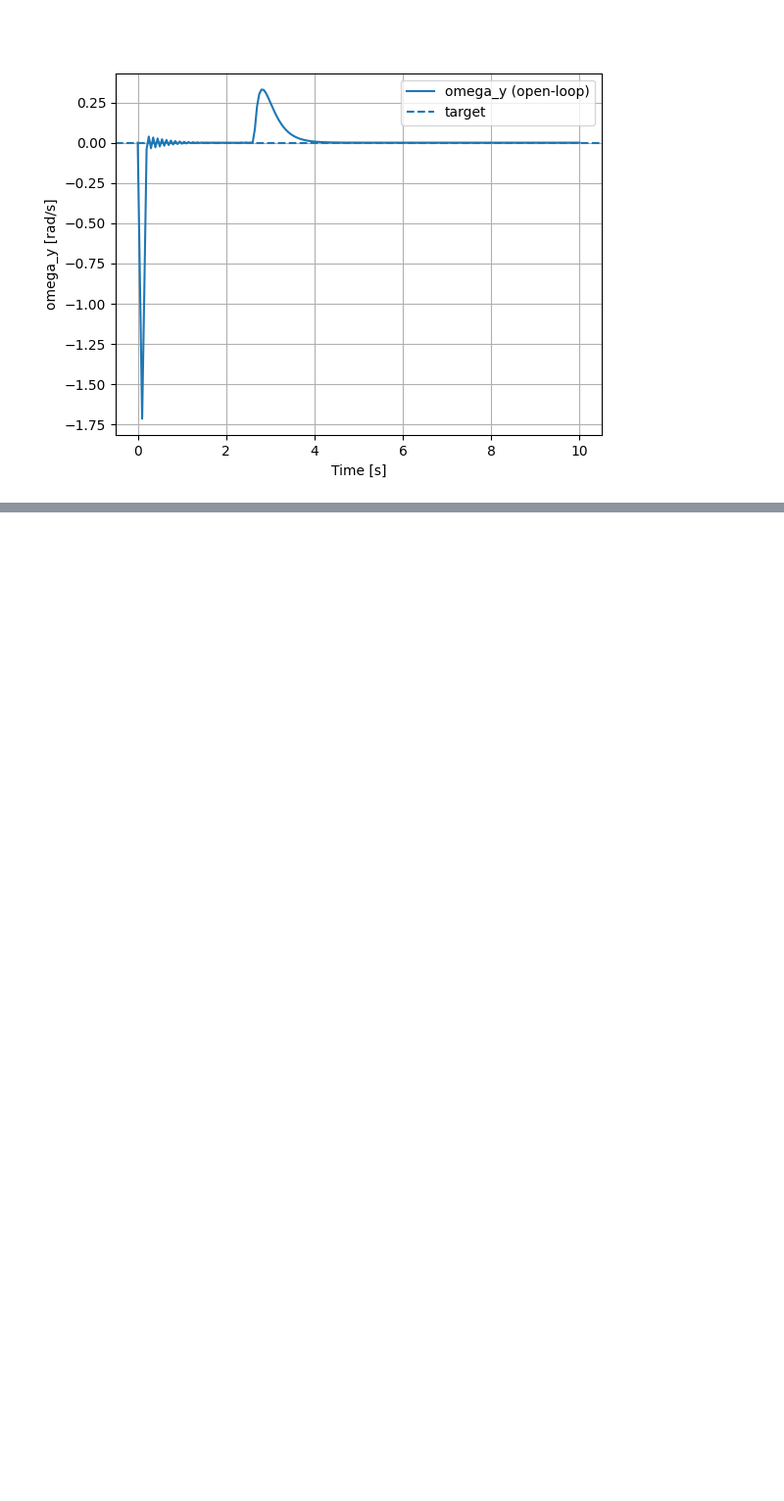
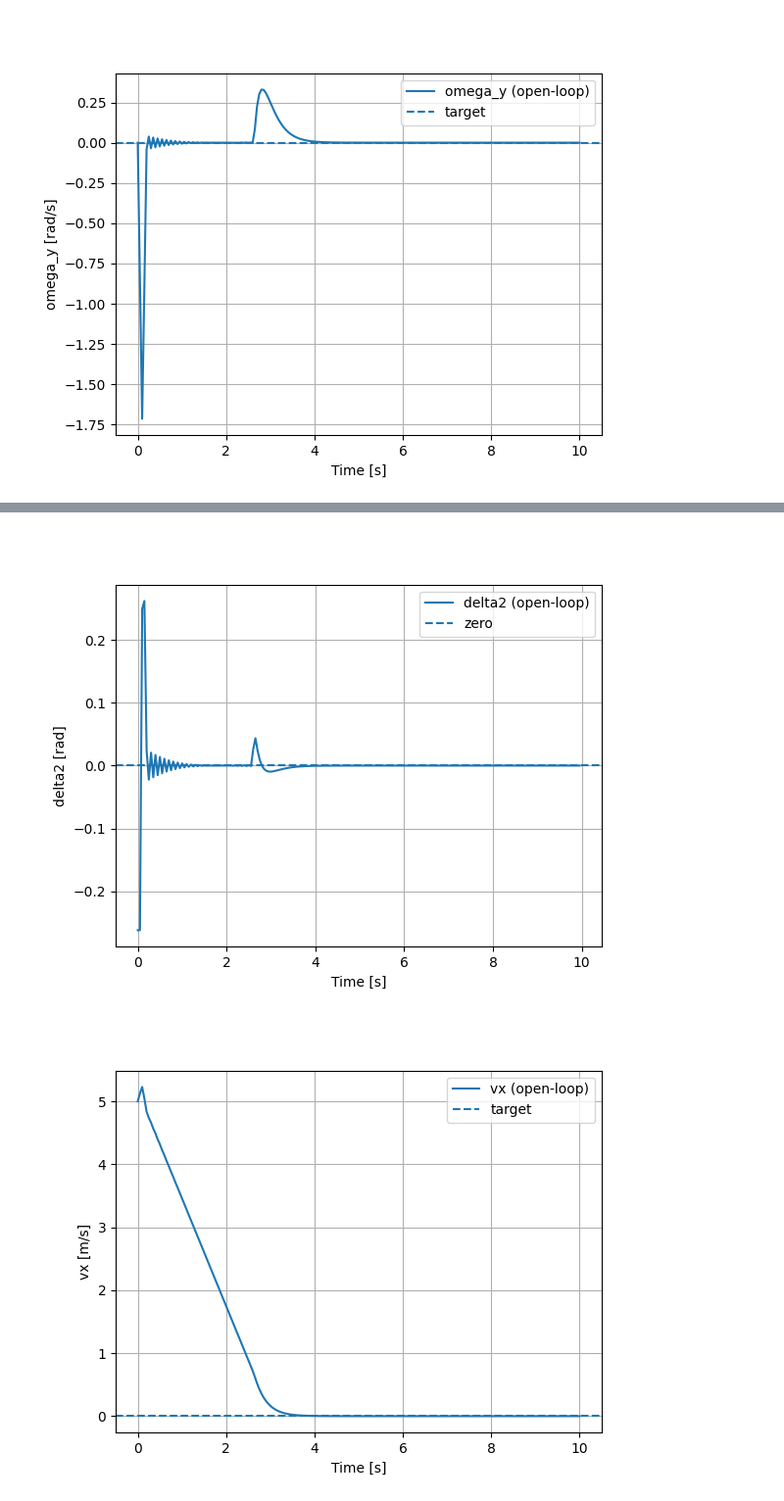
Before and after one commit to eglantinedurand/MPC_project, a Jupyter notebook: project/Deliverable_3_1/Deliverable_3_1.ipynb, the cells around one changed output, grey strips where cells are left out. Shown at 98% size. Drawn from its saved outputs; the diff is of its cells as text; code cells hidden in the pictures; blank space fills up the shorter version.

```diff
--- a/project/Deliverable_3_1/Deliverable_3_1.ipynb
+++ b/project/Deliverable_3_1/Deliverable_3_1.ipynb
@@ -26,12 +23,12 @@ rocket_params_path = os.path.join(parent_dir, "rocket.yaml")
 # %%
 Ts = 0.05
 sim_time = 20
-H = 20
+H = 10
 x0 = np.zeros(12) # initial state
+x0[5] = 40  # roll
 x0[6] = 5.0  # initial vx
 x0[7] = 5.0  # initial vy
 x0[8] = 5.0  # initial vz# initial wy
-x0[11] = 10 # initial wz
 #on doit changer un des parametres de xo pour mettre une vitesse dans la direction voulue
 # X -> Xo(6) = Vx, Y-> XO(7) = Vy, Z-> Xo(8) = Vz
 
@@ -42,6 +39,7 @@ t_cl, x_cl, u_cl, t_ol, x_ol, u_ol, _ = rocket.simulate_control(
     mpc, sim_time, H, x0, method="linear"
 )
 
+
 vis = RocketVis(rocket, rocket_obj_path)
 vis.anim_rate = 1.0
 vis.animate(t_cl[:-1], x_cl[:, :-1], u_cl, T_ol=t_ol[..., :-1], X_ol=x_ol, U_ol=u_ol);
@@ -206,0 +121,63 @@ ValueError: x has 201 columns but y has 200 columns
+# %%
+from LinearMPC_template.MPCControl_yvel import MPCControl_yvel
+xs, us = rocket.trim()
+A, B = rocket.linearize(xs, us)
+mpc_y = MPCControl_yvel(A, B, xs, us, Ts, H) # Full 12x12 A and 12x4 B matrices
+x0_sub = x0[mpc_y.x_ids]   # shape (3,)
+u0, x_traj, u_traj = mpc_y.get_u(x0_sub)
+# %%
+import numpy as np
+import matplotlib.pyplot as plt
+
+def plot_y_open_loop(mpc_y, x_traj, u_traj):
+    Ts = mpc_y.Ts
+    N = mpc_y.N
+    t_x = np.arange(N + 1) * Ts
+    t_u = np.arange(N) * Ts
+
+    omega_y = x_traj[0, :]
+    beta    = x_traj[1, :]
+    vx      = x_traj[2, :]
+    delta2  = u_traj[0, :]
+
+    beta_max = np.deg2rad(10.0)
+
+    plt.figure()
+    plt.plot(t_x, vx, label="vx (open-loop)")
+    plt.axhline(0.0, linestyle="--", label="target")
+    plt.xlabel("Time [s]")
+    plt.ylabel("vx [m/s]")
+    plt.grid(True)
+    plt.legend()
+
+    plt.figure()
+    plt.plot(t_x, beta, label="beta (open-loop)")
+    plt.axhline(+beta_max, linestyle="--", label="+10°")
+    plt.axhline(-beta_max, linestyle="--", label="-10°")
+    plt.xlabel("Time [s]")
+    plt.ylabel("beta [rad]")
+    plt.grid(True)
+    plt.legend()
+
+    plt.figure()
+    plt.plot(t_x, omega_y, label="omega_y (open-loop)")
+    plt.axhline(0.0, linestyle="--", label="target")
+    plt.xlabel("Time [s]")
+    plt.ylabel("omega_y [rad/s]")
+    plt.grid(True)
+    plt.legend()
+
+    plt.figure()
+    plt.plot(t_u, delta2, label="delta2 (open-loop)")
+    plt.axhline(0.0, linestyle="--", label="zero")
+    plt.xlabel("Time [s]")
+    plt.ylabel("delta2 [rad]")
+    plt.grid(True)
+    plt.legend()
+
+# call it
+plot_x_open_loop(mpc_x, x_traj, u_traj)
+plt.show()
+# %% [output]
+[figure, added]
+[figure, added]
```
Also changed, not shown: parts of 8 cells of this notebook, 3 other files.
